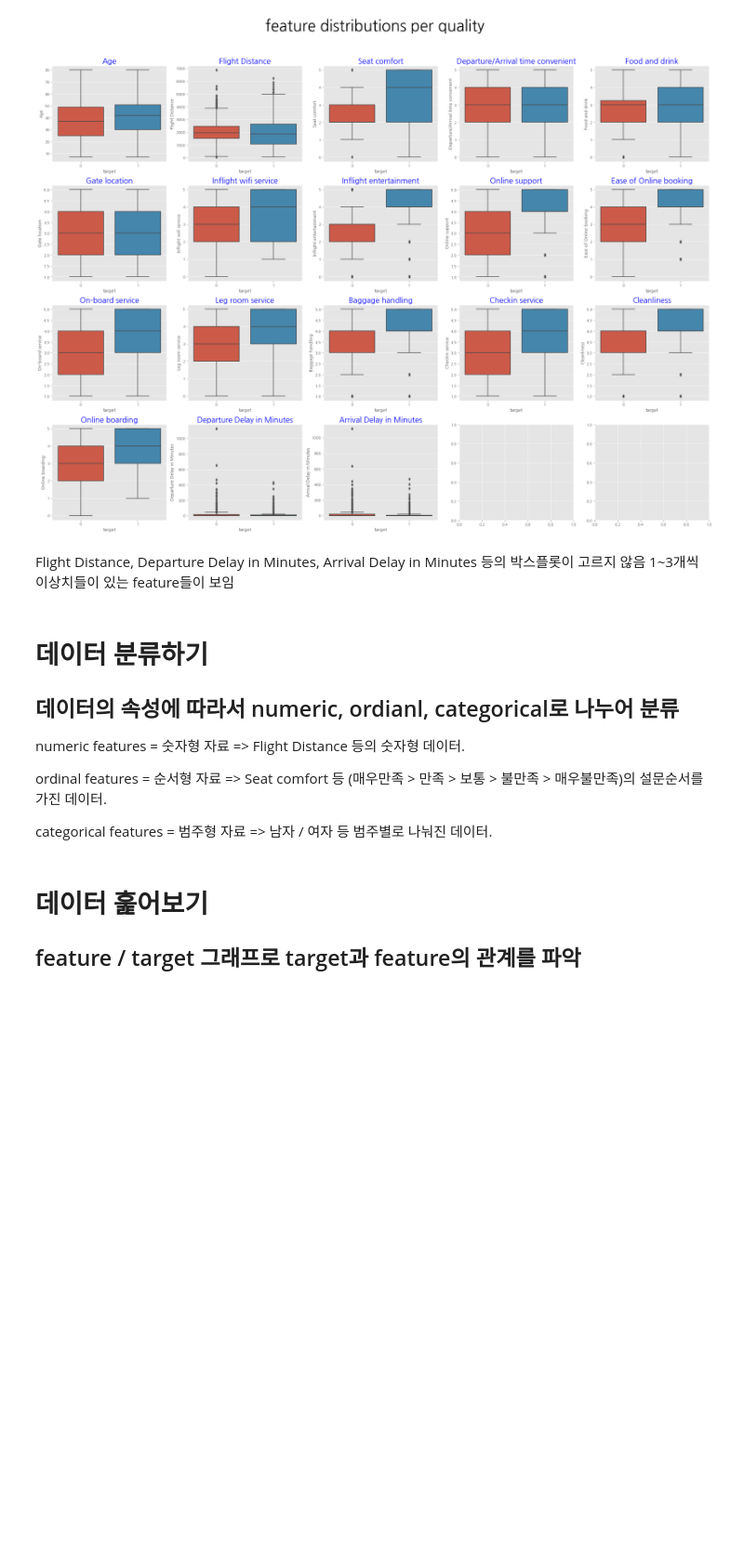
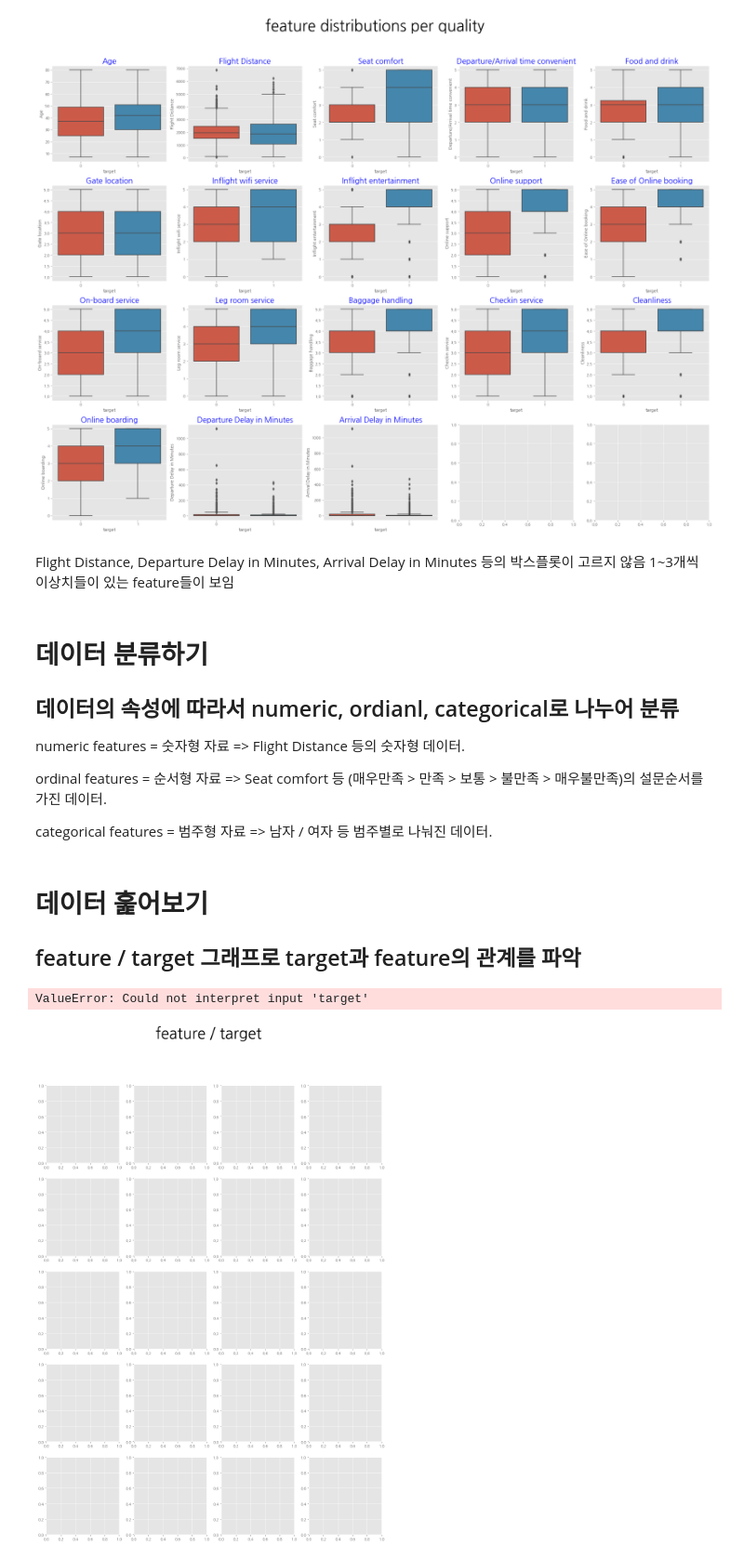
Before and after one commit to parktaeshin/dacon, a Jupyter notebook: dacon항공사고객만족도/second.ipynb, the cells around one changed output. Shown: that part at 93% size. Saved outputs shown, nothing was run; the diff lists cells and outputs as text; code cells hidden in the pictures; blank space fills up the shorter version.

```diff
--- a/dacon항공사고객만족도/second.ipynb
+++ b/dacon항공사고객만족도/second.ipynb
@@ -238,6 +239,31 @@ categorical_features = ['Gender', 'Customer Type', 'Type of Travel', 'Class']
 #
 
 ## feature / target 그래프로 target과 feature의 관계를 파악
+# %%
+def features_vs_target(df):
+
+    # 수치형 데이터 분리
+    #numeric_feature = data.columns[(data.dtypes=='int64') | (data.dtypes=='float')]
+    #num_data = df[numeric_features]
+
+    features = ordinal_features + categorical_features
+    data = df[features]
+
+    # 박스플롯
+    fig, axes = plt.subplots(5, 4, figsize=(16, 22))
+
+    fig.suptitle('feature / target', fontsize= 40)
+    for ax, col in zip(axes.flat, data.columns[:-1]):
+
+        sns.barplot(x= col, y= "target", ax=ax, data=data)
+        ax.set_title(col, fontsize=20, color = "b")
+    plt.tight_layout(rect=[0, 0.03, 1, 0.95])
+    plt.show()
+# %%
+features_vs_target(train)
+# %% [output]
+ValueError: Could not interpret input 'target'
+[figure, added]
 # %%
 fig, ax = plt.subplots(5,4,figsize = (16,22))
 plt.suptitle("feature / target ", fontsize = 40)
```
Also changed, not shown: parts of 2 cells of this notebook.
